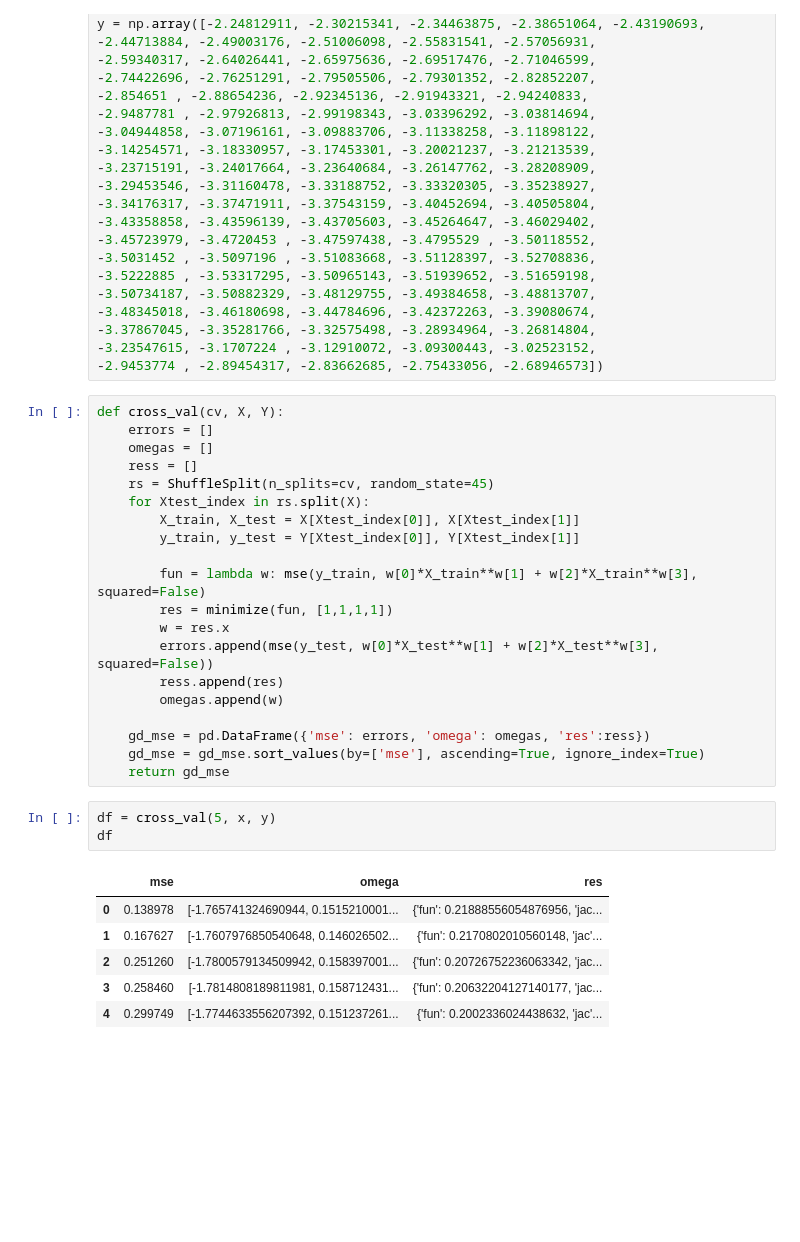
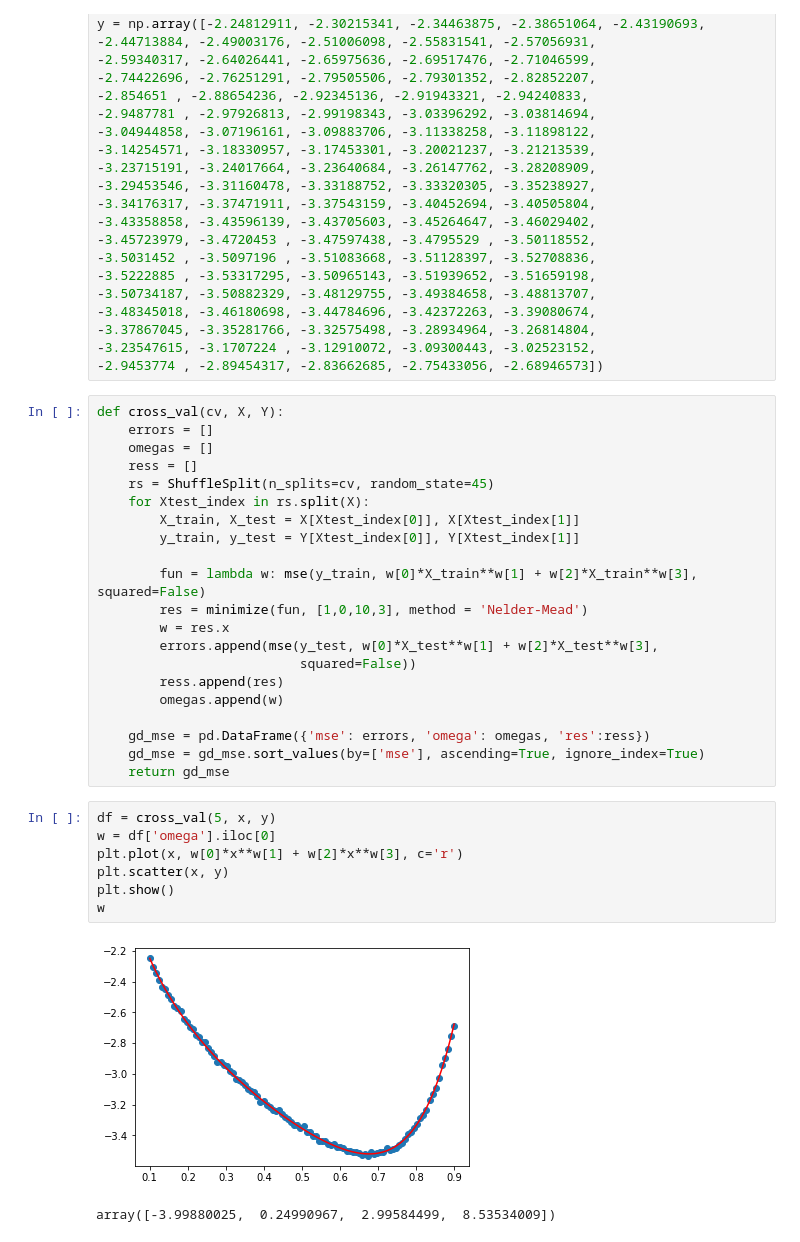
Before and after one commit to nalsur-veallam/Python, a Jupyter notebook: comp_math/8th.ipynb, the cells around one changed output. Drawn from its saved outputs; the diff is of its cells as text; blank space fills up the shorter version.

```diff
--- a/comp_math/8th.ipynb
+++ b/comp_math/8th.ipynb
@@ -188,9 +190,10 @@ def cross_val(cv, X, Y):
         y_train, y_test = Y[Xtest_index[0]], Y[Xtest_index[1]]
 
         fun = lambda w: mse(y_train, w[0]*X_train**w[1] + w[2]*X_train**w[3], squared=False)
-        res = minimize(fun, [1,1,1,1])
+        res = minimize(fun, [1,0,10,3], method = 'Nelder-Mead')
         w = res.x
-        errors.append(mse(y_test, w[0]*X_test**w[1] + w[2]*X_test**w[3], squared=False))
+        errors.append(mse(y_test, w[0]*X_test**w[1] + w[2]*X_test**w[3],
+                          squared=False))
         ress.append(res)
         omegas.append(w)
 
@@ -199,11 +202,11 @@ def cross_val(cv, X, Y):
     return gd_mse
 # %%
 df = cross_val(5, x, y)
-df
+w = df['omega'].iloc[0]
+plt.plot(x, w[0]*x**w[1] + w[2]*x**w[3], c='r')
+plt.scatter(x, y)
+plt.show()
+w
 # %% [output]
-|  | mse | omega | res |
-| 0 | 0.138978 | [-1.765741324690944, 0.1515210001... | {'fun': 0.21888556054876956, 'jac... |
-| 1 | 0.167627 | [-1.7607976850540648, 0.146026502... | {'fun': 0.2170802010560148, 'jac'... |
-| 2 | 0.251260 | [-1.7800579134509942, 0.158397001... | {'fun': 0.20726752236063342, 'jac... |
-| 3 | 0.258460 | [-1.7814808189811981, 0.158712431... | {'fun': 0.20632204127140177, 'jac... |
-| 4 | 0.299749 | [-1.7744633556207392, 0.151237261... | {'fun': 0.2002336024438632, 'jac'... |
+[figure, added]
+array([-3.99880025,  0.24990967,  2.99584499,  8.53534009])
```
Also changed, not shown: parts of 6 cells of this notebook.
